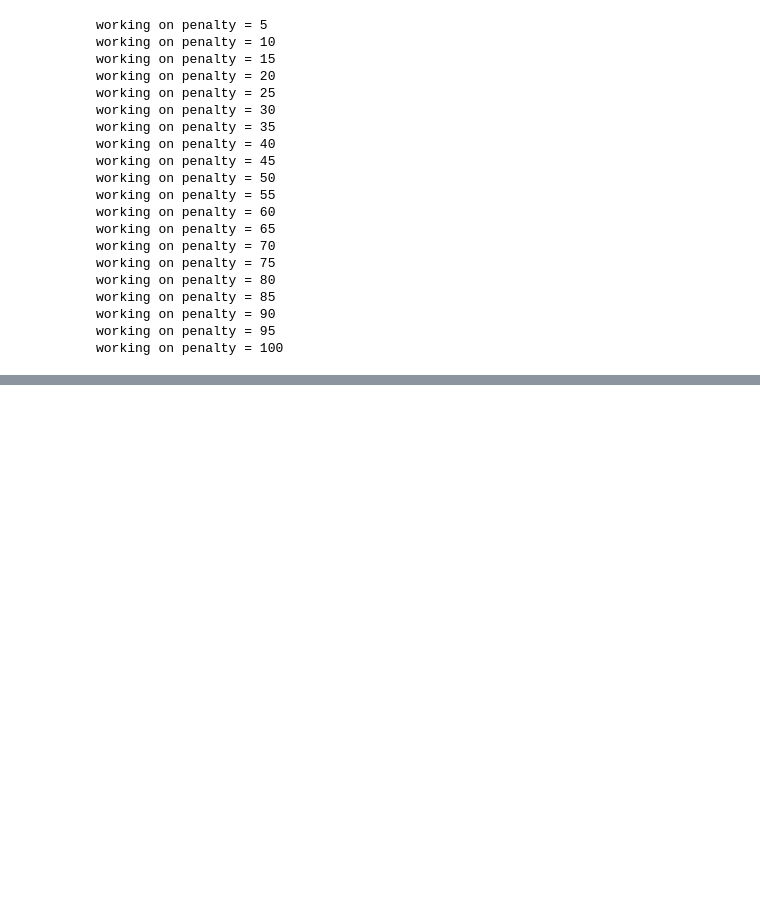
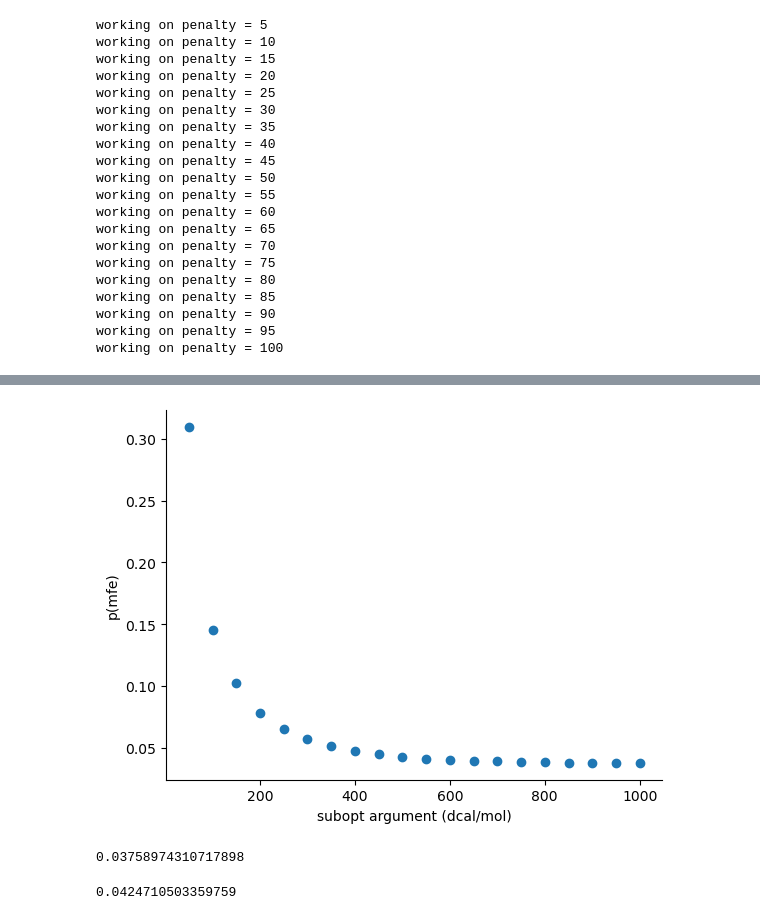
Before and after one commit to ErikPoppleton/kinetic_folder, a Jupyter notebook: SRP.ipynb, the cells around one changed output, grey strips where cells are left out. Drawn from its saved outputs; the diff is of its cells as text; code cells hidden in the pictures; blank space fills up the shorter version.

```diff
--- a/SRP.ipynb
+++ b/SRP.ipynb
@@ -544,0 +625,28 @@ for i in range(len(penalty_sweep)):
+# %%
+mfe_percent = []
+e_range = np.arange(50, 1050, 50)
+for e in e_range:
+    e = int(e)
+    fc = RNA.fold_compound(full_seq, md)
+    competing = fc.subopt(e)
+    energies = np.array([c.energy for c in competing])
+    energies *= -1 * 1.624
+    mfe_percent.append(np.exp(energies[0]) / np.sum(np.exp(energies)))
+# %%
+fig, ax = plt.subplots()
+ax.scatter(e_range, mfe_percent)
+ax.set_ylabel('p(mfe)')
+ax.set_xlabel('subopt argument (dcal/mol)')
+ax.spines['top'].set_visible(False)
+ax.spines['right'].set_visible(False)
+plt.show()
+# %% [output]
+[figure, added]
+# %%
+mfe_percent[-1]
+# %% [output]
+0.03758974310717898
+# %%
+mfe_percent[9]
+# %% [output]
+0.0424710503359759
```
Also changed, not shown: parts of 17 cells of this notebook, 1 other file.
